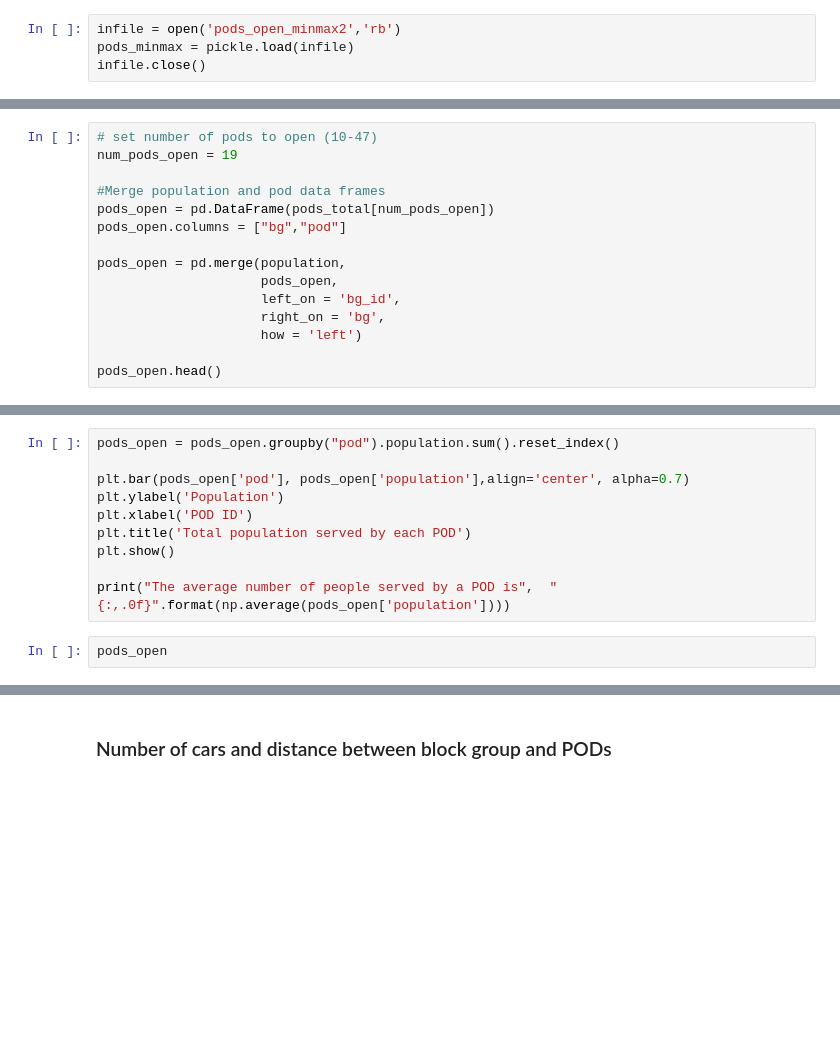
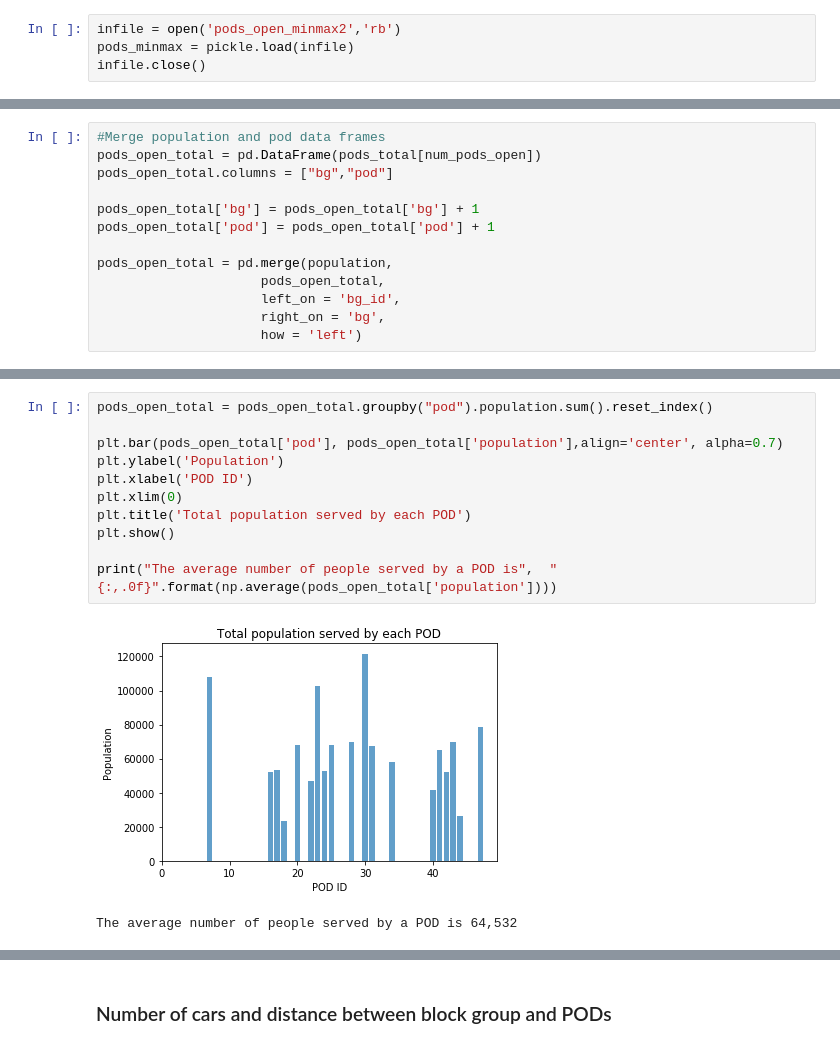
Before and after one commit to espeigle36/points-of-dispense, a Jupyter notebook: Analysis_M.ipynb, the cells around one changed output, grey strips where cells are left out. Saved outputs shown, nothing was run; the diff lists cells and outputs as text; blank space fills up the shorter version.

```diff
--- a/Analysis_M.ipynb
+++ b/Analysis_M.ipynb
@@ -34,15 +64,13 @@ population.head()
 # %%
-# set number of pods to open (10-47)
-num_pods_open = 19
+#Merge population and pod data frames
+pods_open_total = pd.DataFrame(pods_total[num_pods_open])
+pods_open_total.columns = ["bg","pod"]
 
-#Merge population and pod data frames
-pods_open = pd.DataFrame(pods_total[num_pods_open])
-pods_open.columns = ["bg","pod"]
+pods_open_total['bg'] = pods_open_total['bg'] + 1
+pods_open_total['pod'] = pods_open_total['pod'] + 1
 
-pods_open = pd.merge(population,
-                     pods_open,
+pods_open_total = pd.merge(population,
+                     pods_open_total,
                      left_on = 'bg_id',
                      right_on = 'bg',
                      how = 'left')
-
-pods_open.head()
@@ -49,12 +89,14 @@ pods_open.head()
 # %%
-pods_open = pods_open.groupby("pod").population.sum().reset_index()
+pods_open_total = pods_open_total.groupby("pod").population.sum().reset_index()
 
-plt.bar(pods_open['pod'], pods_open['population'],align='center', alpha=0.7)
+plt.bar(pods_open_total['pod'], pods_open_total['population'],align='center', alpha=0.7)
 plt.ylabel('Population')
 plt.xlabel('POD ID')
+plt.xlim(0)
 plt.title('Total population served by each POD')
 plt.show()
 
-print("The average number of people served by a POD is",  "{:,.0f}".format(np.average(pods_open['population'])))
+print("The average number of people served by a POD is",  "{:,.0f}".format(np.average(pods_open_total['population'])))
+# %% [output]
+[figure, added]
+The average number of people served by a POD is 64,532
-# %%
-pods_open
```
Also changed, not shown: parts of 17 cells of this notebook, 5 other files.
